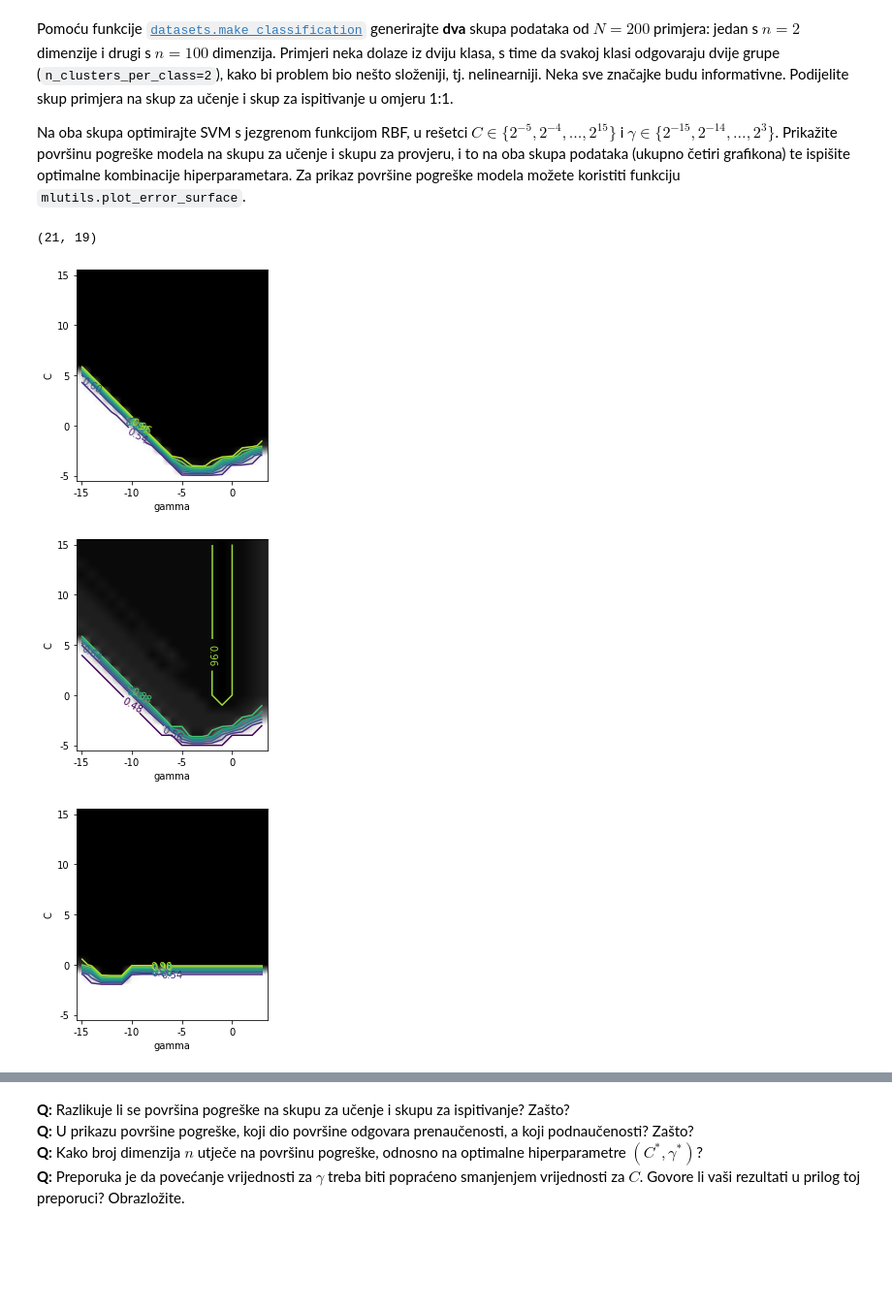
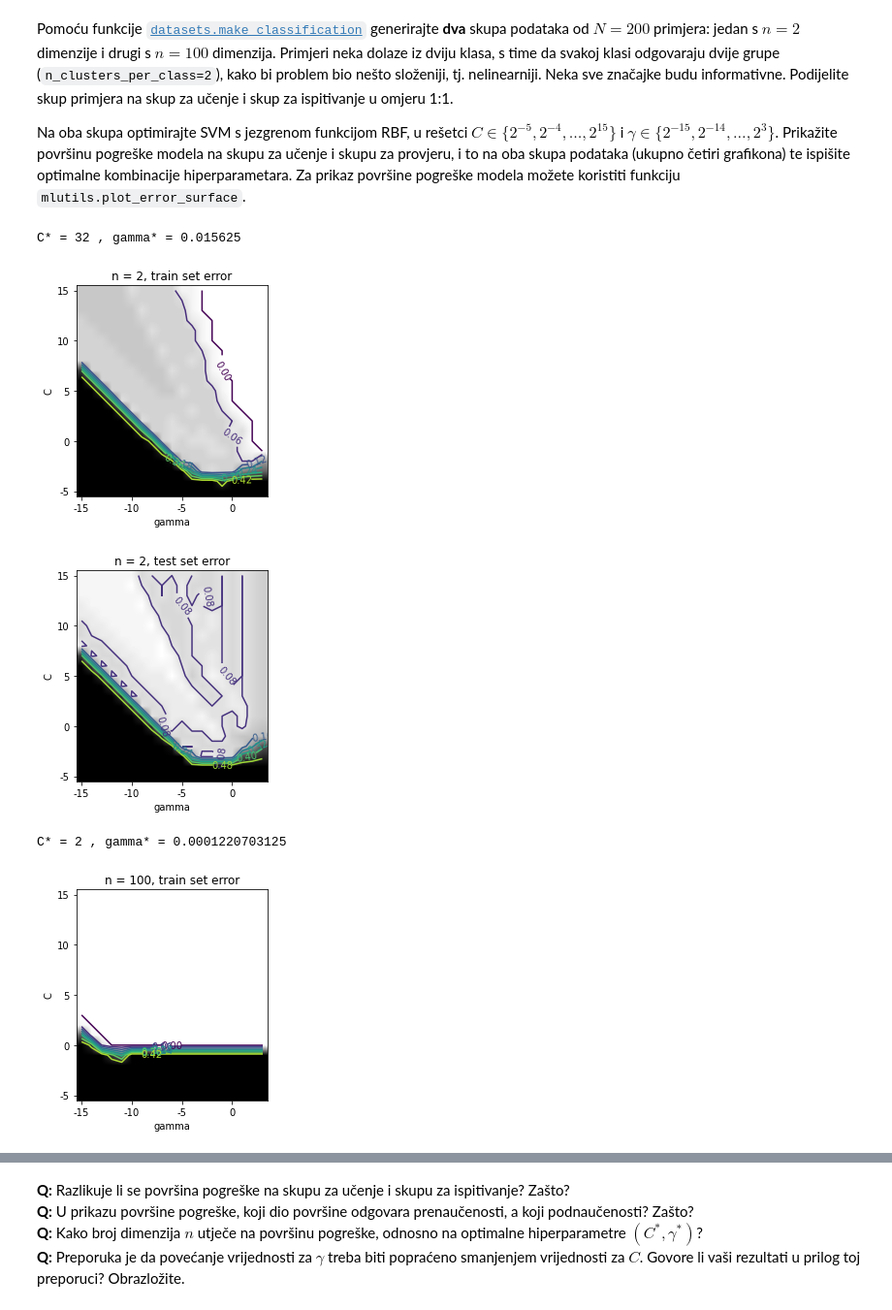
Before and after one commit to tomislavbjelcic/fer-tomislav, a Jupyter notebook: semestar_7/strojno/lab/SU1-2021-08-09-10-SVM.ipynb, the cells around one changed output, grey strips where cells are left out. Shown: that part at 97% size. Drawn from its saved outputs; the diff is of its cells as text; code cells hidden in the pictures; blank space fills up the shorter version.

```diff
--- a/semestar_7/strojno/lab/SU1-2021-08-09-10-SVM.ipynb
+++ b/semestar_7/strojno/lab/SU1-2021-08-09-10-SVM.ipynb
@@ -249,7 +249,7 @@ def grid_search(X_train, X_validate, y_train, y_validate, c_range=(0,5), g_range
             svc = SVC(kernel="rbf", C=C, gamma=gamma)
             svc.fit(X_train, y_train)
             y_validate_pred = svc.predict(X_validate)
-            err_validate = accuracy_score(y_validate, y_validate_pred)
+            err_validate = zero_one_loss(y_validate, y_validate_pred)
             if err_validate<min_err:
                 min_err = err_validate
                 minc, ming = C, gamma
@@ -257,7 +257,7 @@ def grid_search(X_train, X_validate, y_train, y_validate, c_range=(0,5), g_range
                 continue
 
             y_train_pred = svc.predict(X_train)
-            err_train = accuracy_score(y_train, y_train_pred)
+            err_train = zero_one_loss(y_train, y_train_pred)
             clist_train_err.append(err_train)
             clist_validate_err.append(err_validate)
 
@@ -275,39 +275,45 @@ Na oba skupa optimirajte SVM s jezgrenom funkcijom RBF, u rešetci $C\in\{2^{-5}
 from sklearn.datasets import make_classification
 from sklearn.model_selection import train_test_split
 
 # Vaš kôd ovdje...
 n_samples = 100
 n_classes = 2
 n_clusters_per_class = 2
-random_state = None
-class_sep = 2.0
+random_state = 420
+class_sep = 1.0
 c_range = (-5, 15)
 g_range = (-15, 3)
 
 n_features = 2
 X, y = make_classification(n_samples=n_samples, n_features=n_features, \
     n_informative=n_features, n_redundant=0, n_classes=n_classes, n_clusters_per_class=n_clusters_per_class, \
     flip_y=0.0, random_state=random_state, class_sep=class_sep)
-X_train, X_test, y_train, y_test = train_test_split(X, y, train_size=0.5)
+X_train, X_test, y_train, y_test = train_test_split(X, y, train_size=0.5, random_state=random_state)
 c, g, train_err, test_err = grid_search(X_train, X_test, y_train, y_test, c_range, g_range, error_surface=True)
-print(train_err.shape)
+print("C* = {} , gamma* = {}".format(c,g))
 plot_error_surface(train_err, c_range, g_range)
+plt.title("n = {}, train set error".format(n_features))
 plt.show()
+plt.title("n = {}, test set error".format(n_features))
 plot_error_surface(test_err, c_range, g_range)
 plt.show()
 
 n_features = 100
 X, y = make_classification(n_samples=n_samples, n_features=n_features, \
     n_informative=n_features, n_redundant=0, n_classes=n_classes, n_clusters_per_class=n_clusters_per_class, \
     flip_y=0.0, random_state=random_state, class_sep=class_sep)
-X_train, X_test, y_train, y_test = train_test_split(X, y, train_size=0.5)
+X_train, X_test, y_train, y_test = train_test_split(X, y, train_size=0.5, random_state=random_state)
 c, g, train_err, test_err = grid_search(X_train, X_test, y_train, y_test, c_range, g_range, error_surface=True)
+print("C* = {} , gamma* = {}".format(c,g))
 plot_error_surface(train_err, c_range, g_range)
+plt.title("n = {}, train set error".format(n_features))
 plt.show()
 plot_error_surface(test_err, c_range, g_range)
+plt.title("n = {}, test set error".format(n_features))
 plt.show()
 # %% [output]
-(21, 19)
+C* = 32 , gamma* = 0.015625
-[figure, old version]
+[figure, new version]
-[figure, old version]
+[figure, new version]
+C* = 2 , gamma* = 0.0001220703125
-[figure, old version]
+[figure, new version]
```
Also changed, not shown: parts of 7 cells of this notebook.
